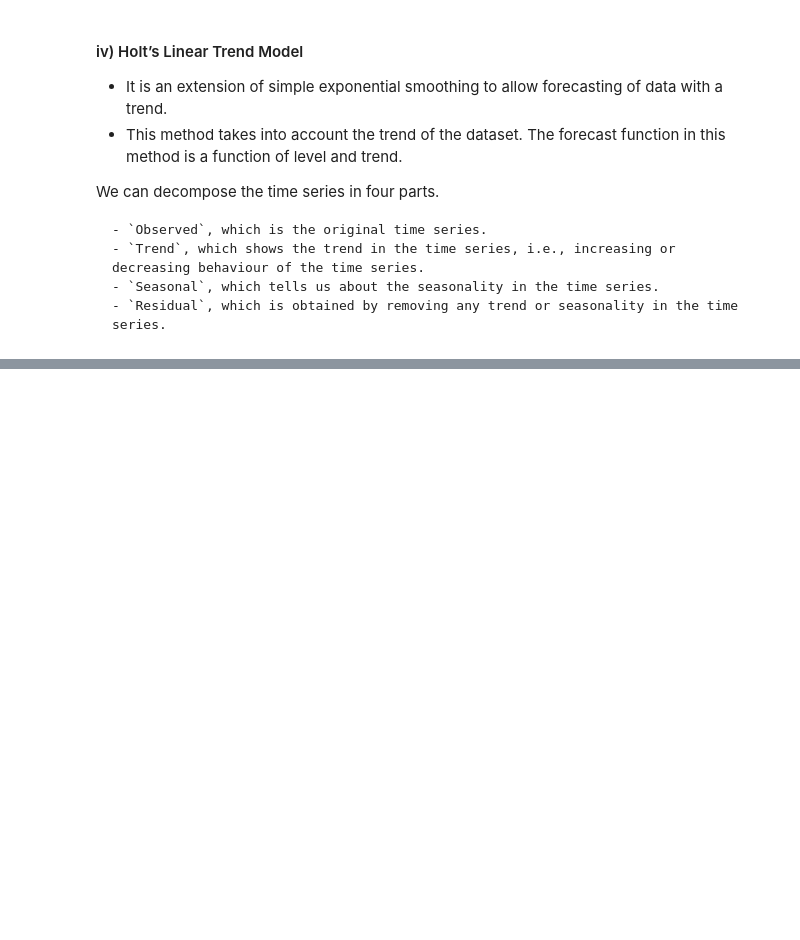
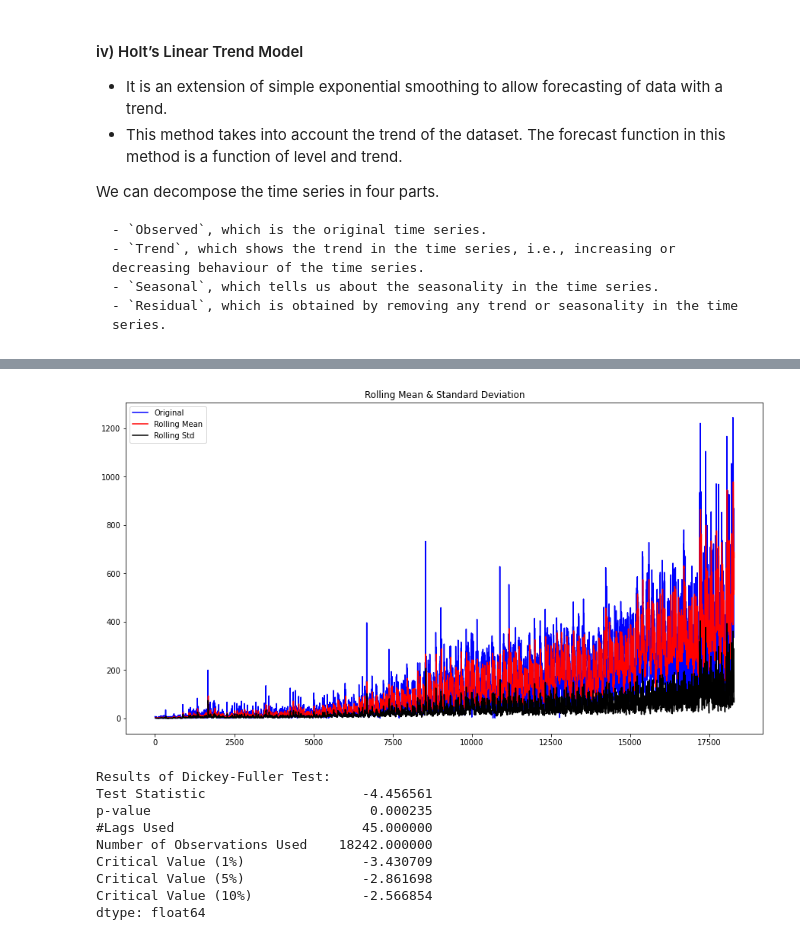
Before and after one commit to robinyUArizona/Time-Series--Projects, a Jupyter notebook: Time Series Forecast/Time Series Forecasting using Python.ipynb, the cells around one changed output, grey strips where cells are left out. Cells and saved outputs as stored; diff of their text form; code cells hidden in the pictures; blank space fills up the shorter version.

```diff
--- a/Time Series Forecast/Time Series Forecasting using Python.ipynb
+++ b/Time Series Forecast/Time Series Forecasting using Python.ipynb
@@ -510,0 +567,11 @@ We can decompose the time series in four parts.
+# %%
+## convert these predictions to hourly basis
+
+# Calculating the hourly ratio of count
+train_original['ratio'] = train_original['Count']/train_original['Count'].sum()
+
+# Grouping the hourly ratio
+temp = train_original.groupby(['Hour'])['ratio'].sum()
+
+# Groupby to csv format
+pd.DataFrame(temp, columns=['Hour','ratio']).to_csv('GROUPby.csv')
@@ -510,0 +743,39 @@ We can decompose the time series in four parts.
+# %%
+
+def test_stationarity(timeseries):
+    #Determing rolling statistics
+    # rolmean = ts_log.rolling_mean(timeseries, window=24) # 24 hours on each day
+    # rolstd = ts_log.rolling_std(timeseries, window=24)
+    rolmean = pd.Series(timeseries).rolling(window=12).mean()
+    rolstd = pd.Series(timeseries).rolling(window=12).std()
+        #Plot rolling statistics:
+    orig = plt.plot(timeseries, color='blue',label='Original')
+    mean = plt.plot(rolmean, color='red', label='Rolling Mean')
+    std = plt.plot(rolstd, color='black', label = 'Rolling Std')
+    plt.legend(loc='best')
+    plt.title('Rolling Mean & Standard Deviation')
+    plt.show(block=False)
+        #Perform Dickey-Fuller test:
+    print ('Results of Dickey-Fuller Test:')
+    dftest = adfuller(timeseries, autolag='AIC')
+    dfoutput = pd.Series(dftest[0:4], index=['Test Statistic','p-value','#Lags Used','Number of Observations Used'])
+
+    for key,value in dftest[4].items():
+        dfoutput['Critical Value (%s)'%key] = value
+    print (dfoutput)
+
+
+from matplotlib.pylab import rcParams
+rcParams['figure.figsize'] = 15,8
+test_stationarity(train_original['Count'])
+# %% [output]
+[figure, added]
+Results of Dickey-Fuller Test:
+Test Statistic                    -4.456561
+p-value                            0.000235
+#Lags Used                        45.000000
+Number of Observations Used    18242.000000
+Critical Value (1%)               -3.430709
+Critical Value (5%)               -2.861698
+Critical Value (10%)              -2.566854
+dtype: float64
```
Also changed, not shown: parts of 59 cells of this notebook.
